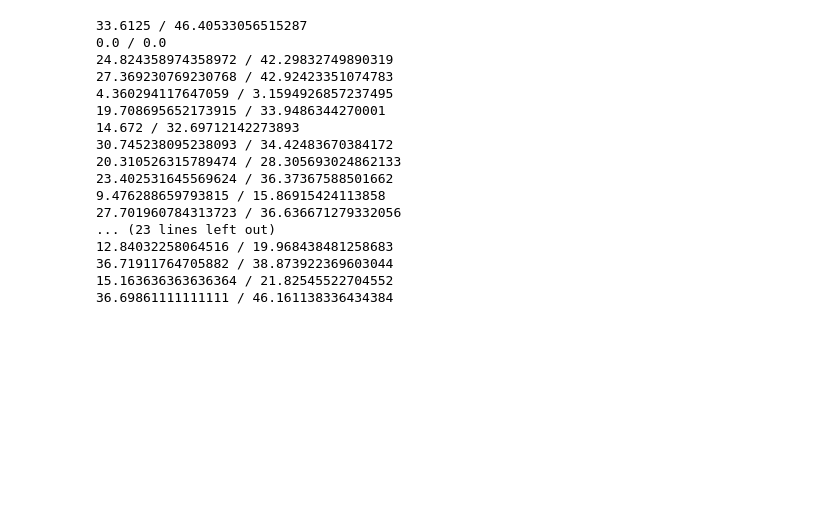
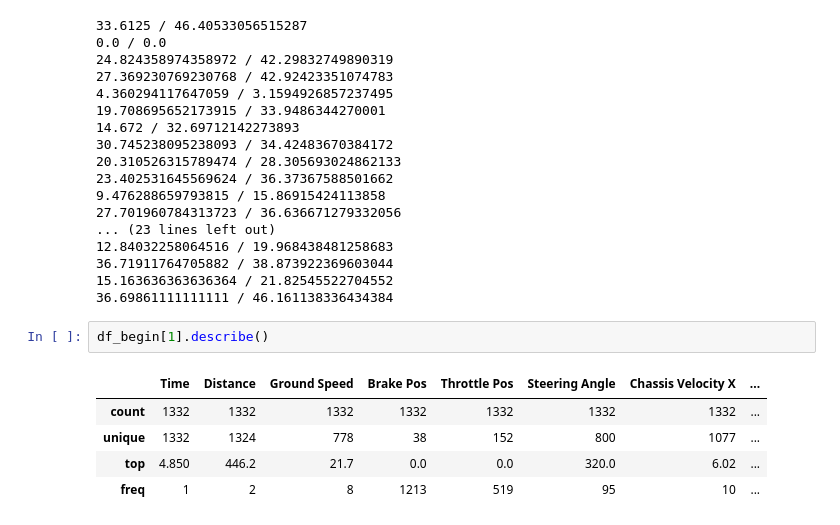
Before and after one commit to blueginah/DrivingHelper, a Jupyter notebook: dataplotting.ipynb, the cells around one changed output. Cells and saved outputs as stored; diff of their text form; blank space fills up the shorter version.

```diff
--- a/dataprocessing.ipynb
+++ b/dataplotting.ipynb
@@ -293,3 +293,11 @@ for i in range(0,len(df_exp)):
 36.71911764705882 / 38.873922369603044
 15.163636363636364 / 21.82545522704552
 36.69861111111111 / 46.161138336434384
+# %%
+df_begin[1].describe()
+# %% [output]
+|  | Time | Distance | Ground Speed | Brake Pos | Throttle Pos | Steering Angle | Chassis Velocity X | ... |
+| count | 1332 | 1332 | 1332 | 1332 | 1332 | 1332 | 1332 | ... |
+| unique | 1332 | 1324 | 778 | 38 | 152 | 800 | 1077 | ... |
+| top | 4.850 | 446.2 | 21.7 | 0.0 | 0.0 | 320.0 | 6.02 | ... |
+| freq | 1 | 2 | 8 | 1213 | 519 | 95 | 10 | ... |
```
Also changed, not shown: parts of 1 cell of this notebook, 13 other files.
